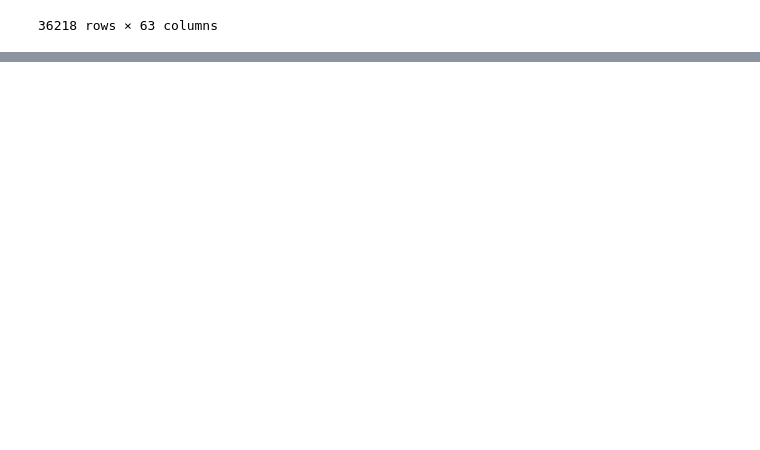
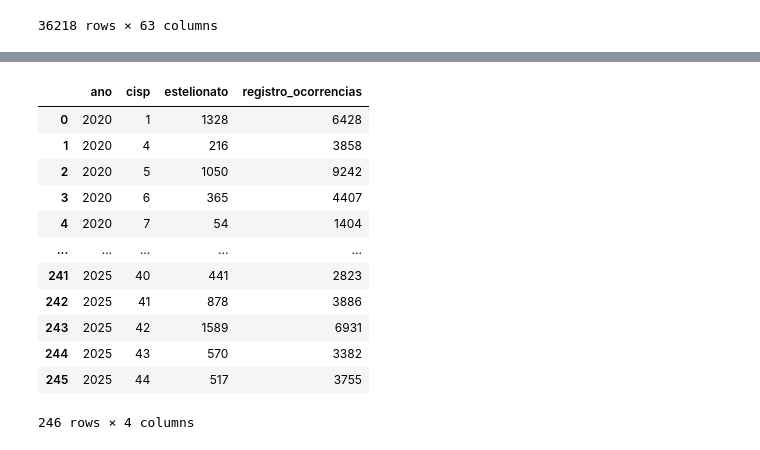
Before and after one commit to paixaomadu/repoteste, a Jupyter notebook: projeto3.ipynb, the cells around one changed output, grey strips where cells are left out. Saved outputs shown, nothing was run; the diff lists cells and outputs as text; code cells hidden in the pictures; blank space fills up the shorter version.

```diff
--- a/projeto3.ipynb
+++ b/projeto3.ipynb
@@ -21,3 +21,7 @@ df
 | 36216 | 167 | 5 | 2025 | 2025m05 | 43 | 5 | Paraty | 3303807 | Interior | 3 | ... | ... |
 | 36217 | 168 | 5 | 2025 | 2025m05 | 28 | 5 | Rio Claro | 3304409 | Interior | 1 | ... | ... |
 36218 rows × 63 columns
+# %%
+#filtro de municipio e ano
+df_rj= df.loc[(df['munic'] == 'Rio de Janeiro') & (df['ano'] >= 2020)]
+df_rj
@@ -23,0 +42,19 @@ df
+# %%
+#junção do ano, municipio e estelionato
+df_rj = df_rj.groupby(['ano', 'cisp'])[['estelionato', 'registro_ocorrencias']].sum().reset_index()
+df_rj= df_rj.sort_values(by= 'ano')
+df_rj
+# %% [output]
+|  | ano | cisp | estelionato | registro_ocorrencias |
+| 0 | 2020 | 1 | 1328 | 6428 |
+| 1 | 2020 | 4 | 216 | 3858 |
+| 2 | 2020 | 5 | 1050 | 9242 |
+| 3 | 2020 | 6 | 365 | 4407 |
+| 4 | 2020 | 7 | 54 | 1404 |
+| ... | ... | ... | ... | ... |
+| 241 | 2025 | 40 | 441 | 2823 |
+| 242 | 2025 | 41 | 878 | 3886 |
+| 243 | 2025 | 42 | 1589 | 6931 |
+| 244 | 2025 | 43 | 570 | 3382 |
+| 245 | 2025 | 44 | 517 | 3755 |
+246 rows × 4 columns
```
Also changed, not shown: parts of 10 cells of this notebook, 3 other files.
